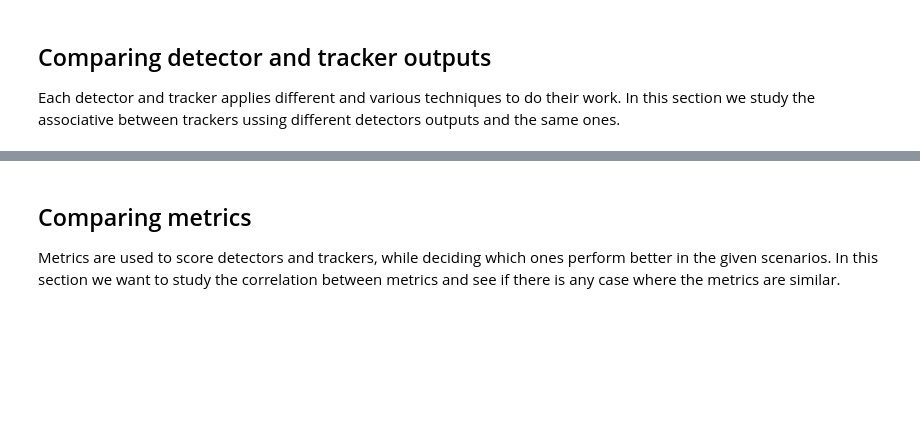
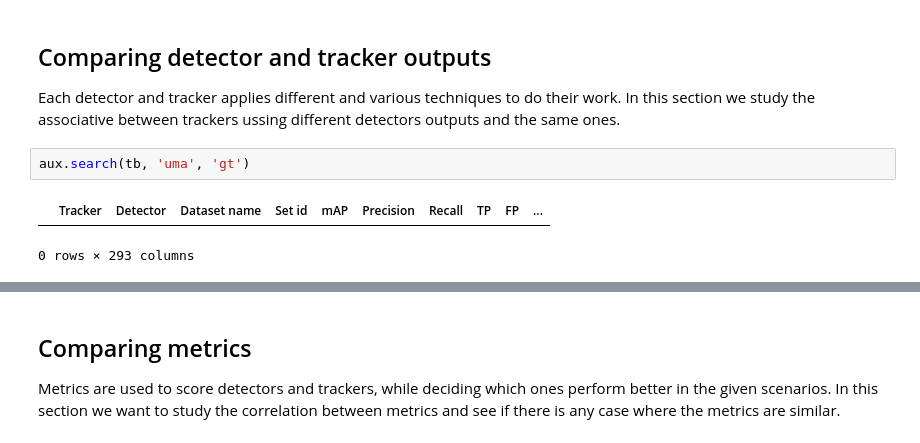
Before and after one commit to JorgeMunnozAguado/MOT-experimental-framework, a Jupyter notebook: analysis/Comparison.ipynb, the cells around one changed output, grey strips where cells are left out. Drawn from its saved outputs; the diff is of its cells as text; blank space fills up the shorter version.

```diff
--- a/analysis/Comparison.ipynb
+++ b/analysis/Comparison.ipynb
@@ -32,6 +32,11 @@ tb = pd.read_csv(path + file_name, sep=",")
 ## Comparing detector and tracker outputs
 
 Each detector and tracker applies different and various techniques to do their work. In this section we study the associative between trackers ussing different detectors outputs and the same ones.
+# %%
+aux.search(tb, 'uma', 'gt')
+# %% [output]
+|  | Tracker | Detector | Dataset name | Set id | mAP | Precision | Recall | TP | FP | ... |
+0 rows × 293 columns
 # %%
 result_m = aux.correlation_matrix(tb)
 result_m2 = aux.correlation_matrix(tb, metrics='tracking')
```
Also changed, not shown: parts of 6 cells of this notebook, 7 other files.
